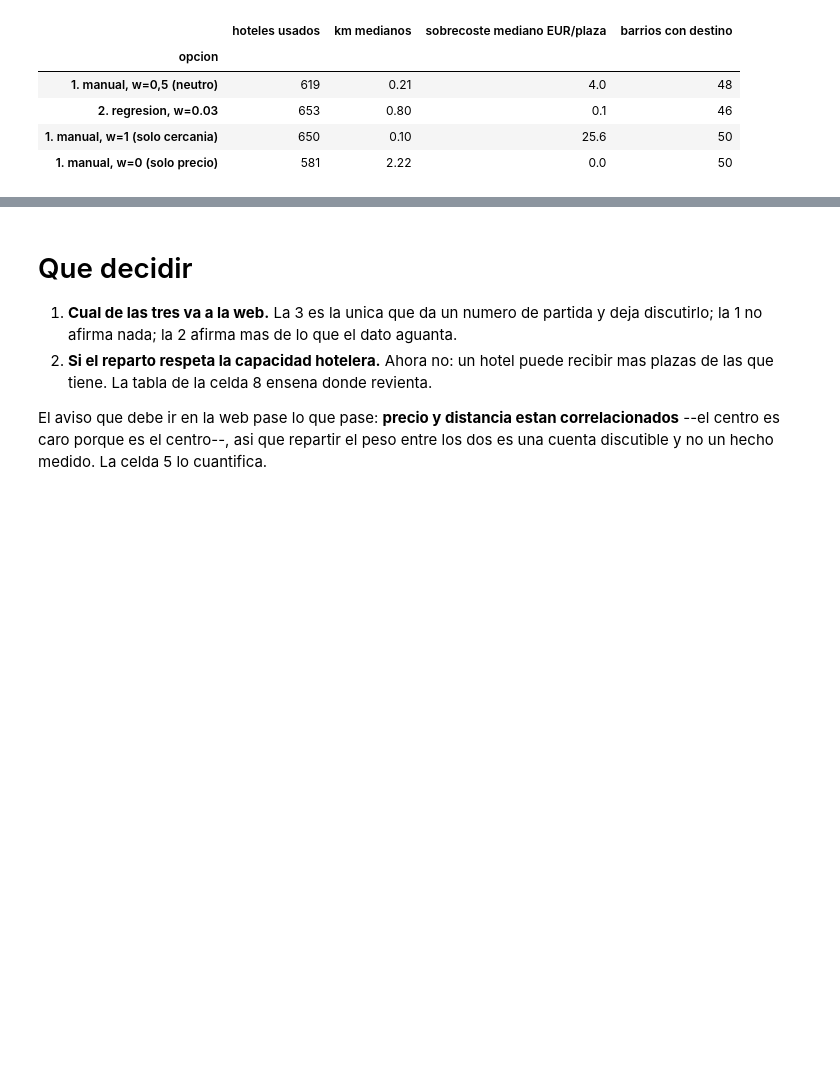
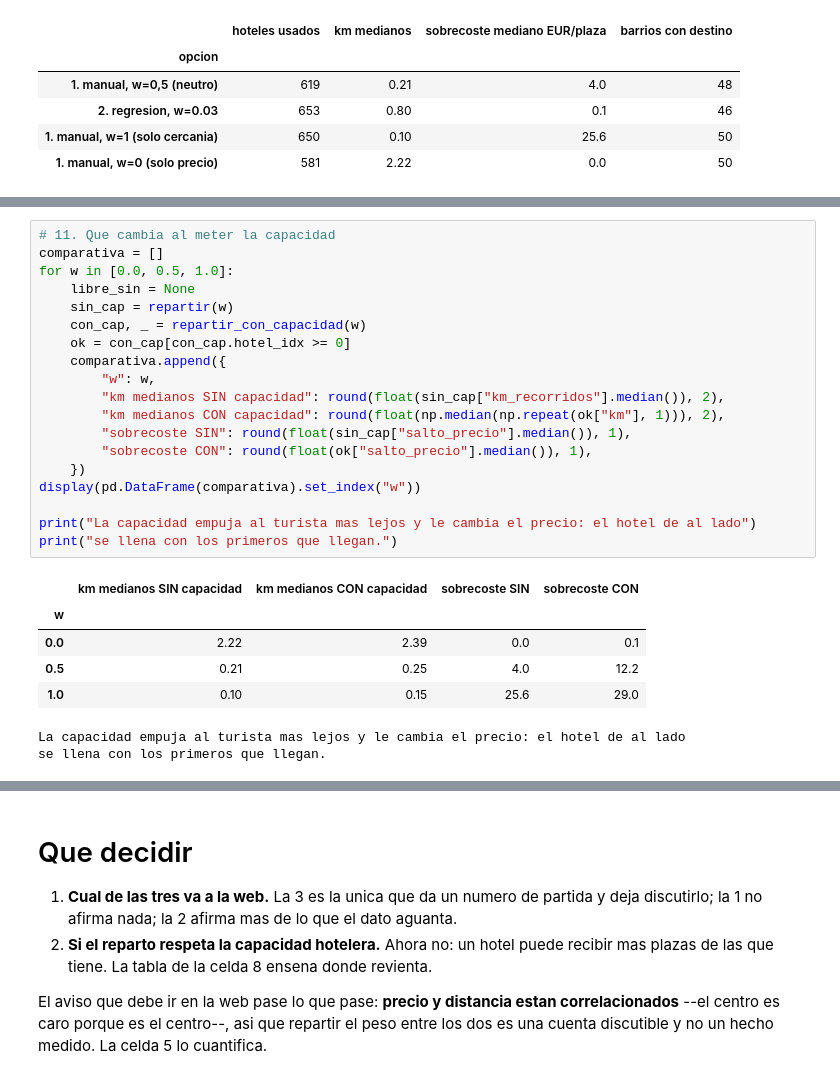
Before and after one commit to Ruthlessallen/Turismo-y-Barcelona, a Jupyter notebook: pipeline/notebooks/modelar_sustitucion.ipynb, the cells around one changed output, grey strips where cells are left out. Drawn from its saved outputs; the diff is of its cells as text; blank space fills up the shorter version.

```diff
--- a/pipeline/notebooks/modelar_sustitucion.ipynb
+++ b/pipeline/notebooks/modelar_sustitucion.ipynb
@@ -360,0 +436,27 @@ display(pd.DataFrame(comparacion).set_index("opcion"))
+# %%
+# 11. Que cambia al meter la capacidad
+comparativa = []
+for w in [0.0, 0.5, 1.0]:
+    libre_sin = None
+    sin_cap = repartir(w)
+    con_cap, _ = repartir_con_capacidad(w)
+    ok = con_cap[con_cap.hotel_idx >= 0]
+    comparativa.append({
+        "w": w,
+        "km medianos SIN capacidad": round(float(sin_cap["km_recorridos"].median()), 2),
+        "km medianos CON capacidad": round(float(np.median(np.repeat(ok["km"], 1))), 2),
+        "sobrecoste SIN": round(float(sin_cap["salto_precio"].median()), 1),
+        "sobrecoste CON": round(float(ok["salto_precio"].median()), 1),
+    })
+display(pd.DataFrame(comparativa).set_index("w"))
+
+print("La capacidad empuja al turista mas lejos y le cambia el precio: el hotel de al lado")
+print("se llena con los primeros que llegan.")
+# %% [output]
+|  | km medianos SIN capacidad | km medianos CON capacidad | sobrecoste SIN | sobrecoste CON |
+| w |  |  |  |  |
+| 0.0 | 2.22 | 2.39 | 0.0 | 0.1 |
+| 0.5 | 0.21 | 0.25 | 4.0 | 12.2 |
+| 1.0 | 0.10 | 0.15 | 25.6 | 29.0 |
+La capacidad empuja al turista mas lejos y le cambia el precio: el hotel de al lado
+se llena con los primeros que llegan.
```
Also changed, not shown: parts of 5 cells of this notebook.
